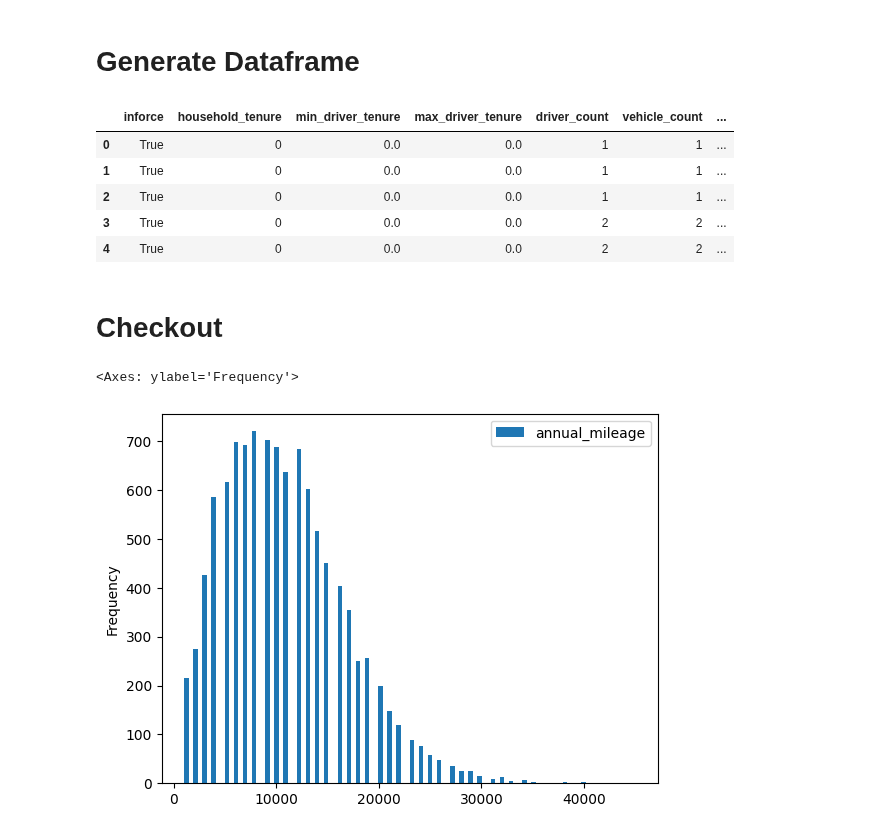
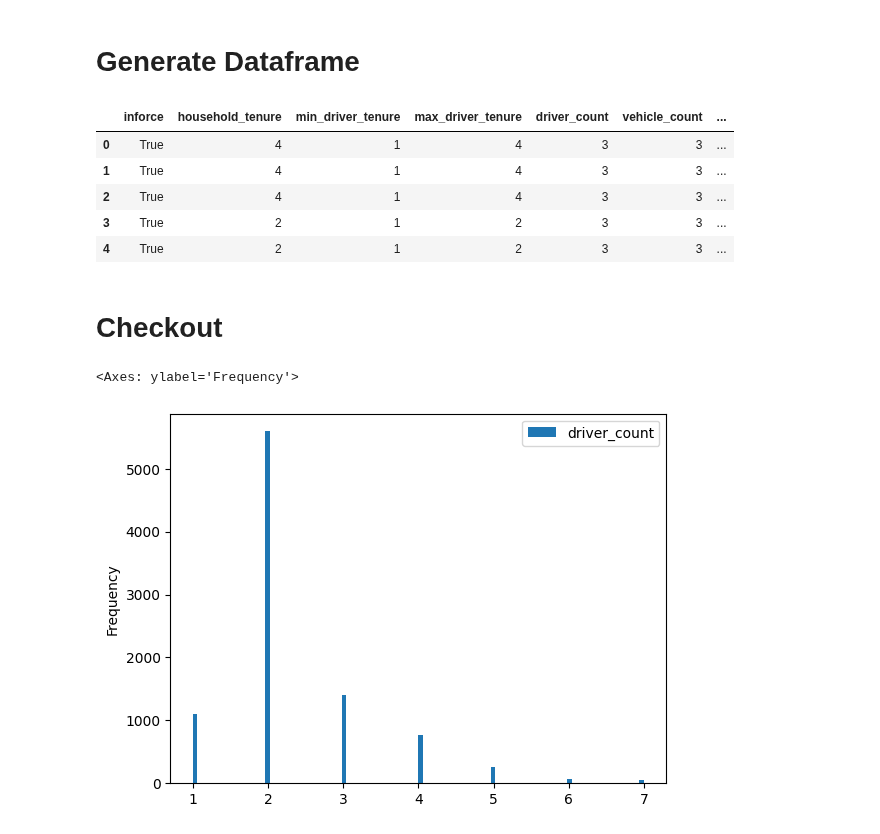
Before and after one commit to rosacker/msds_498_insurance_loss_modeling, a Jupyter notebook: synthetic_data_creation/Data_Creation.ipynb, the cells around one changed output. Saved outputs shown, nothing was run; the diff lists cells and outputs as text; code cells hidden in the pictures.

Commit message:
changed up the initial state of head of households

```diff
--- a/synthetic_data_creation/Data_Creation.ipynb
+++ b/synthetic_data_creation/Data_Creation.ipynb
@@ -54,24 +52,24 @@ n = 5_000
 houses = [household() for i in range(n)]
 
 for x in houses:
-    years = random.randint(0, 1)
-    #x.move_forward_n_years(years)
+    years = random.randint(0, 15)
+    x.move_forward_n_years(years)
 
-df = pd.DataFrame(reduce(concat, [x.summary_per_vehicle for x in houses if x.inforce]))
+df = pd.DataFrame(reduce(concat, [x.summary_per_vehicle for x in houses if x.inforce and x.driver_count > 0]))
 df['split'] = np.random.choice(['train', 'test', 'validation'], replace = True, size = len(df.index), p = [0.7, 0.2, 0.1])
 
 df.head(5)
 # %% [output]
 |  | inforce | household_tenure | min_driver_tenure | max_driver_tenure | driver_count | vehicle_count | ... |
-| 0 | True | 0 | 0.0 | 0.0 | 1 | 1 | ... |
-| 1 | True | 0 | 0.0 | 0.0 | 1 | 1 | ... |
-| 2 | True | 0 | 0.0 | 0.0 | 1 | 1 | ... |
-| 3 | True | 0 | 0.0 | 0.0 | 2 | 2 | ... |
-| 4 | True | 0 | 0.0 | 0.0 | 2 | 2 | ... |
+| 0 | True | 4 | 1 | 4 | 3 | 3 | ... |
+| 1 | True | 4 | 1 | 4 | 3 | 3 | ... |
+| 2 | True | 4 | 1 | 4 | 3 | 3 | ... |
+| 3 | True | 2 | 1 | 2 | 3 | 3 | ... |
+| 4 | True | 2 | 1 | 2 | 3 | 3 | ... |
 # %% [markdown]
 # Checkout
 # %%
-df[['annual_mileage']].plot.hist(bins = 100)
+df[['driver_count']].plot.hist(bins = 100)
 # %% [output]
 <Axes: ylabel='Frequency'>
-[figure, old version]
+[figure, new version]
```
Also changed, not shown: parts of 7 cells of this notebook, 3 other files.
